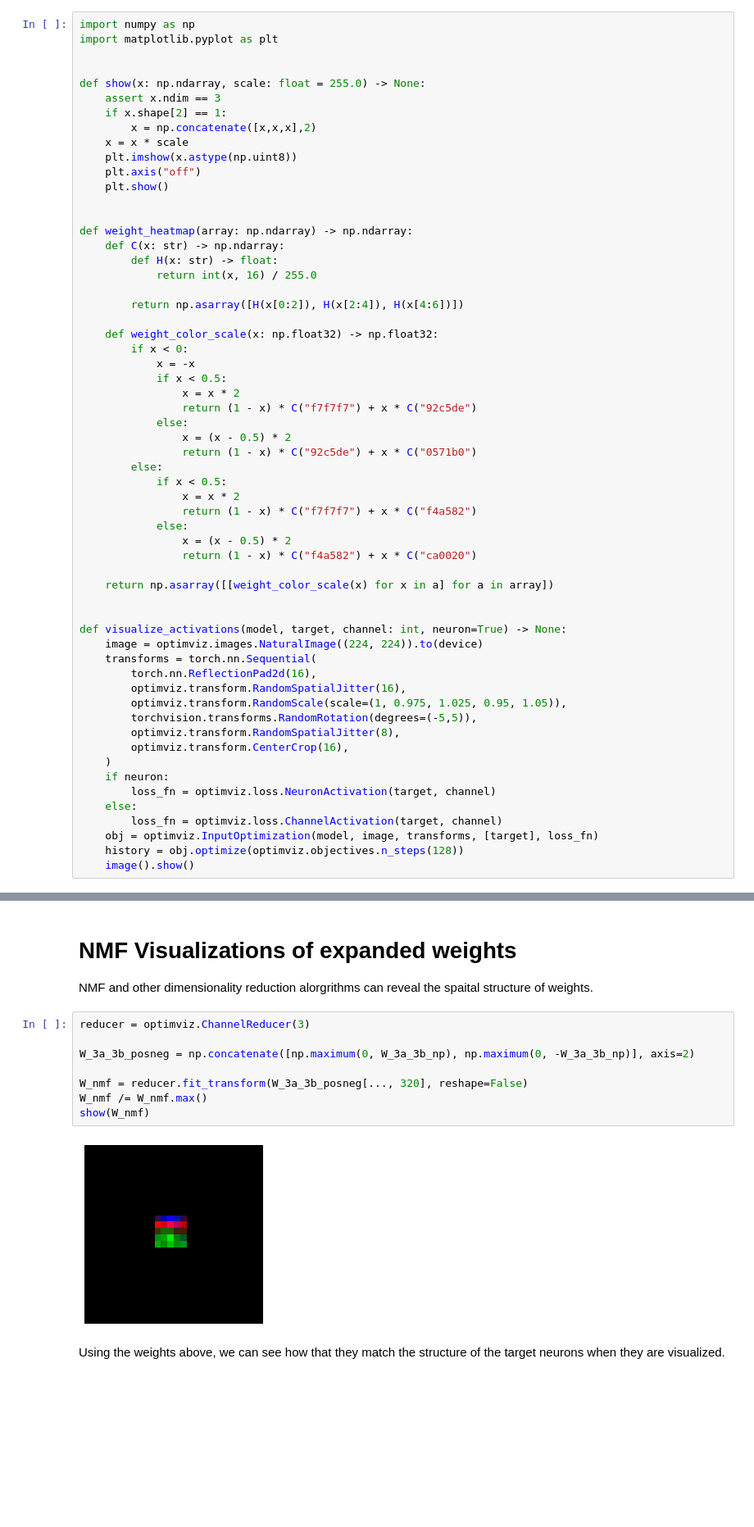
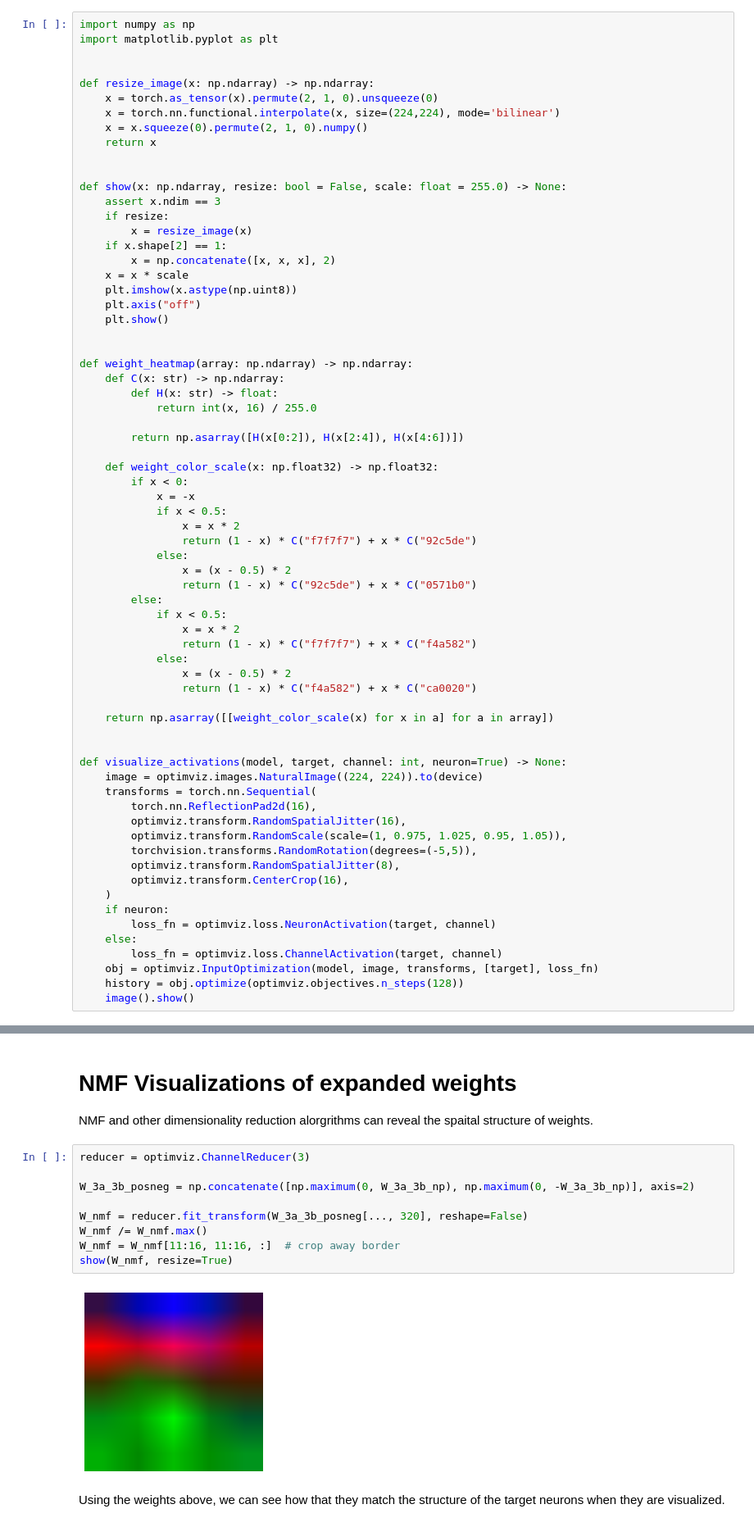
Before and after one commit to pytorch/captum, a Jupyter notebook: tutorials/WeightVisualization_OptimViz.ipynb, the cells around one changed output, grey strips where cells are left out. Shown at 82% size. Cells and saved outputs as stored; diff of their text form; blank space fills up the shorter version.

Commit message:
Improve weight visualization tutorial

```diff
--- a/tutorials/WeightVisualization_OptimViz.ipynb
+++ b/tutorials/WeightVisualization_OptimViz.ipynb
@@ -22,10 +22,19 @@ import numpy as np
 import matplotlib.pyplot as plt
 
 
-def show(x: np.ndarray, scale: float = 255.0) -> None:
+def resize_image(x: np.ndarray) -> np.ndarray:
+    x = torch.as_tensor(x).permute(2, 1, 0).unsqueeze(0)
+    x = torch.nn.functional.interpolate(x, size=(224,224), mode='bilinear')
+    x = x.squeeze(0).permute(2, 1, 0).numpy()
+    return x
+
+
+def show(x: np.ndarray, resize: bool = False, scale: float = 255.0) -> None:
     assert x.ndim == 3
+    if resize:
+        x = resize_image(x)
     if x.shape[2] == 1:
-        x = np.concatenate([x,x,x],2)
+        x = np.concatenate([x, x, x], 2)
     x = x * scale
     plt.imshow(x.astype(np.uint8))
     plt.axis("off")
@@ -110,13 +119,14 @@ NMF and other dimensionality reduction alorgrithms can reveal the spaital struct
 # %%
 reducer = optimviz.ChannelReducer(3)
 
 W_3a_3b_posneg = np.concatenate([np.maximum(0, W_3a_3b_np), np.maximum(0, -W_3a_3b_np)], axis=2)
 
 W_nmf = reducer.fit_transform(W_3a_3b_posneg[..., 320], reshape=False)
 W_nmf /= W_nmf.max()
-show(W_nmf)
+W_nmf = W_nmf[11:16, 11:16, :]  # crop away border
+show(W_nmf, resize=True)
 # %% [output]
-[figure, old version]
+[figure, new version]
 # %% [markdown]
 Using the weights above, we can see how that they match the structure of the target neurons when they are visualized.
 # %%
```
Also changed, not shown: parts of 2 cells of this notebook.
